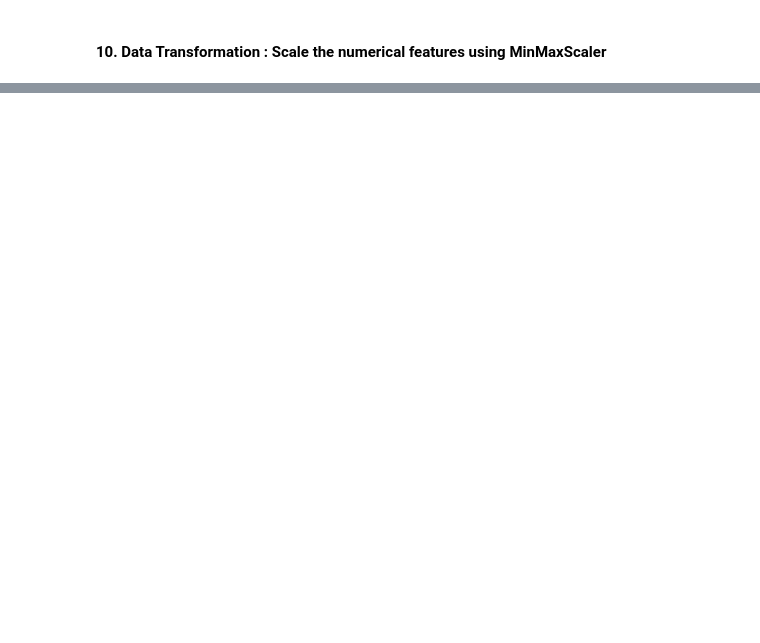
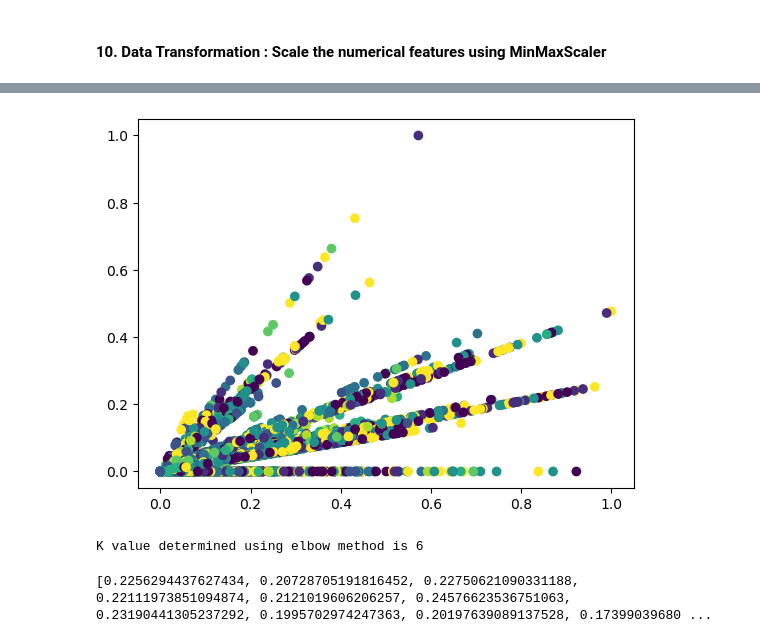
Before and after one commit to Manju-crz/MTechConda, a Jupyter notebook: Machine Learning 3/Mini Project/MiniProjectCode01.ipynb, the cells around one changed output, grey strips where cells are left out. Cells and saved outputs as stored; diff of their text form; code cells hidden in the pictures; blank space fills up the shorter version.

```diff
--- a/Machine Learning 3/Mini Project/MiniProjectCode01.ipynb
+++ b/Machine Learning 3/Mini Project/MiniProjectCode01.ipynb
@@ -120,0 +128,7 @@ data_scaled = scaler.fit_transform(data)
+# %%
+wcss = []
+maxCheck = 31
+for k in range(1,maxCheck):
+    kmeans = KMeans(n_clusters=k,init="k-means++")
+    kmeans.fit(data_scaled)
+    wcss.append(kmeans.inertia_)
@@ -120,0 +143,9 @@ data_scaled = scaler.fit_transform(data)
+# %%
+k = 9
+kmeans = KMeans(n_clusters=k,init="k-means++")
+data_pred = kmeans.fit_predict(data_scaled)
+# %%
+plt.scatter(data_scaled[:,0], data_scaled[:,1], c=data_pred)
+plt.show()
+# %% [output]
+[figure, added]
@@ -120,0 +158,5 @@ data_scaled = scaler.fit_transform(data)
+# %%
+elbow_k = kl.elbow
+print(f"K value determined using elbow method is {elbow_k}")
+# %% [output]
+K value determined using elbow method is 6
@@ -120,0 +165,10 @@ data_scaled = scaler.fit_transform(data)
+# %%
+silhouette_coefficients = []
+for k in range(2, maxCheck) :
+    kmeans = KMeans(n_clusters=k, init="k-means++")
+    kmeans.fit(data_scaled)
+    score = silhouette_score(data_scaled, kmeans.labels_)
+    silhouette_coefficients.append(score)
+print(silhouette_coefficients)
+# %% [output]
+[0.2256294437627434, 0.20728705191816452, 0.22750621090331188, 0.22111973851094874, 0.2121019606206257, 0.24576623536751063, 0.23190441305237292, 0.1995702974247363, 0.20197639089137528, 0.17399039680 ...
```
Also changed, not shown: parts of 45 cells of this notebook, 6 other files.
